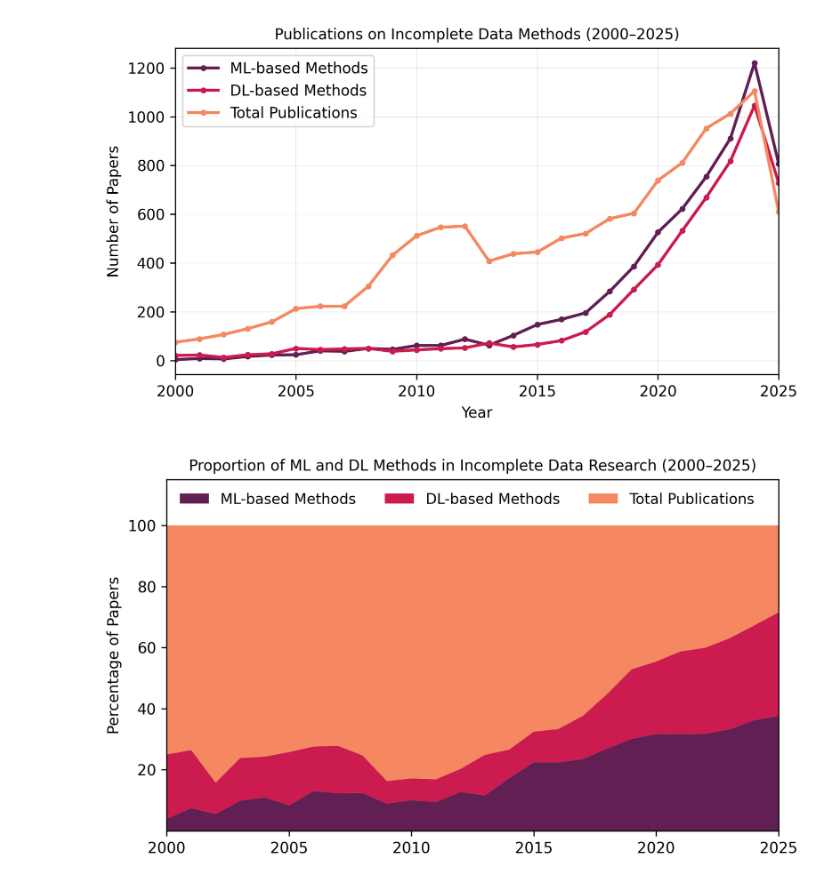
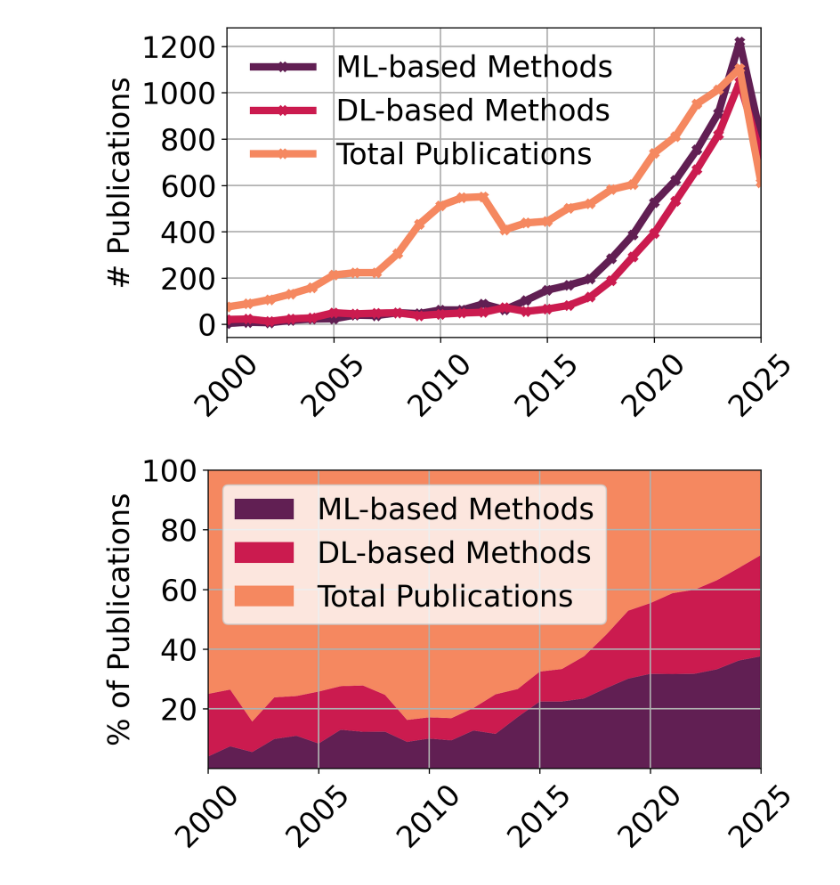
Before and after one commit to echoid/DL_for_Incomplete_Tabular_Data, a Jupyter notebook: freq_analysis.ipynb, the cells around one changed output. Saved outputs shown, nothing was run; the diff lists cells and outputs as text; code cells hidden in the pictures.

```diff
--- a/freq_analysis.ipynb
+++ b/freq_analysis.ipynb
@@ -66,48 +67,49 @@ plt.figure(figsize=(6.8, 4), dpi=300)
 colors = sns.color_palette("rocket", n_colors=len(filtered_df.columns))
 
 for idx, col in enumerate(filtered_df.columns):
-    plt.plot(filtered_df.index, filtered_df[col], label=col, color=colors[idx], linewidth=2,marker =".")
+    plt.plot(filtered_df.index, filtered_df[col], label=col, color=colors[idx], linewidth=5,marker ="X")
 
-plt.title("Publications on Incomplete Data Methods (2000–2025)", fontsize=10)
-plt.xlabel("Year", fontsize=10)
-plt.ylabel("Number of Papers", fontsize=10)
-plt.xticks(fontsize=10)
-plt.yticks(fontsize=10)
+#plt.title("Publications on Incomplete Data Methods (2000–2025)", fontsize=15)
+# plt.xlabel("Year", fontsize=20)
+plt.ylabel("# Publications", fontsize=20)
+plt.xticks(fontsize=20,rotation = 45)
+plt.yticks(fontsize=20)
 plt.xlim(2000, 2025)
-plt.legend(loc="upper left", fontsize=10)
-plt.grid(True, linewidth=0.3, alpha=0.5)
+plt.legend(loc="upper left", fontsize=20,  # (x=center, y=above figure)
+    frameon=False)
+plt.grid(True, linewidth=1, alpha=1)
 plt.tight_layout()
 plt.savefig("fig_imputation_trends.pdf", bbox_inches='tight')
 plt.show()
 # %% [output]
-[figure, old version]
+[figure, new version]
 # %%
 # 使用用户提供的 filtered_df 数据，生成百分比堆叠面积图
 
 # 创建百分比版本的 DataFrame
 df_percent = filtered_df.div(filtered_df.sum(axis=1), axis=0) * 100
 
 # 绘制图形
 plt.figure(figsize=(6.8, 4), dpi=300)
 colors = sns.color_palette("rocket", n_colors=len(df_percent.columns))
 
 plt.stackplot(df_percent.index,
               [df_percent[col].values for col in df_percent.columns],
               labels=df_percent.columns,
               colors=colors)
 
-plt.title("Proportion of ML and DL Methods in Incomplete Data Research (2000–2025)", fontsize=10)
+#plt.title("Proportion of ML and DL Methods in Incomplete Data Research (2000–2025)", fontsize=15)
 #plt.xlabel("Year", fontsize=10)
-plt.ylabel("Percentage of Papers", fontsize=10)
-plt.xticks(fontsize=10)
-plt.yticks([ 20, 40, 60, 80, 100], fontsize=10)
+plt.ylabel("% of Publications", fontsize=20)
+plt.xticks(fontsize=20,rotation = 45)
+plt.yticks([ 20, 40, 60, 80, 100], fontsize=20)
 plt.xlim(2000,2025)
-plt.ylim(0,115)
-plt.legend(loc="upper left", fontsize=9.7, frameon=False, ncol=3)
-
+plt.ylim(0,100)
+plt.legend(loc="upper left", fontsize=20, frameon=True, ncol=1)
+plt.grid(True, linewidth=1, alpha=1)
 #plt.grid(True, linewidth=0.3, alpha=0.5)
 plt.tight_layout()
 plt.savefig("fig_imputation_proportion.pdf", bbox_inches='tight')
 plt.show()
 # %% [output]
-[figure, old version]
+[figure, new version]
```
Also changed, not shown: parts of 3 cells of this notebook, 29 other files.
